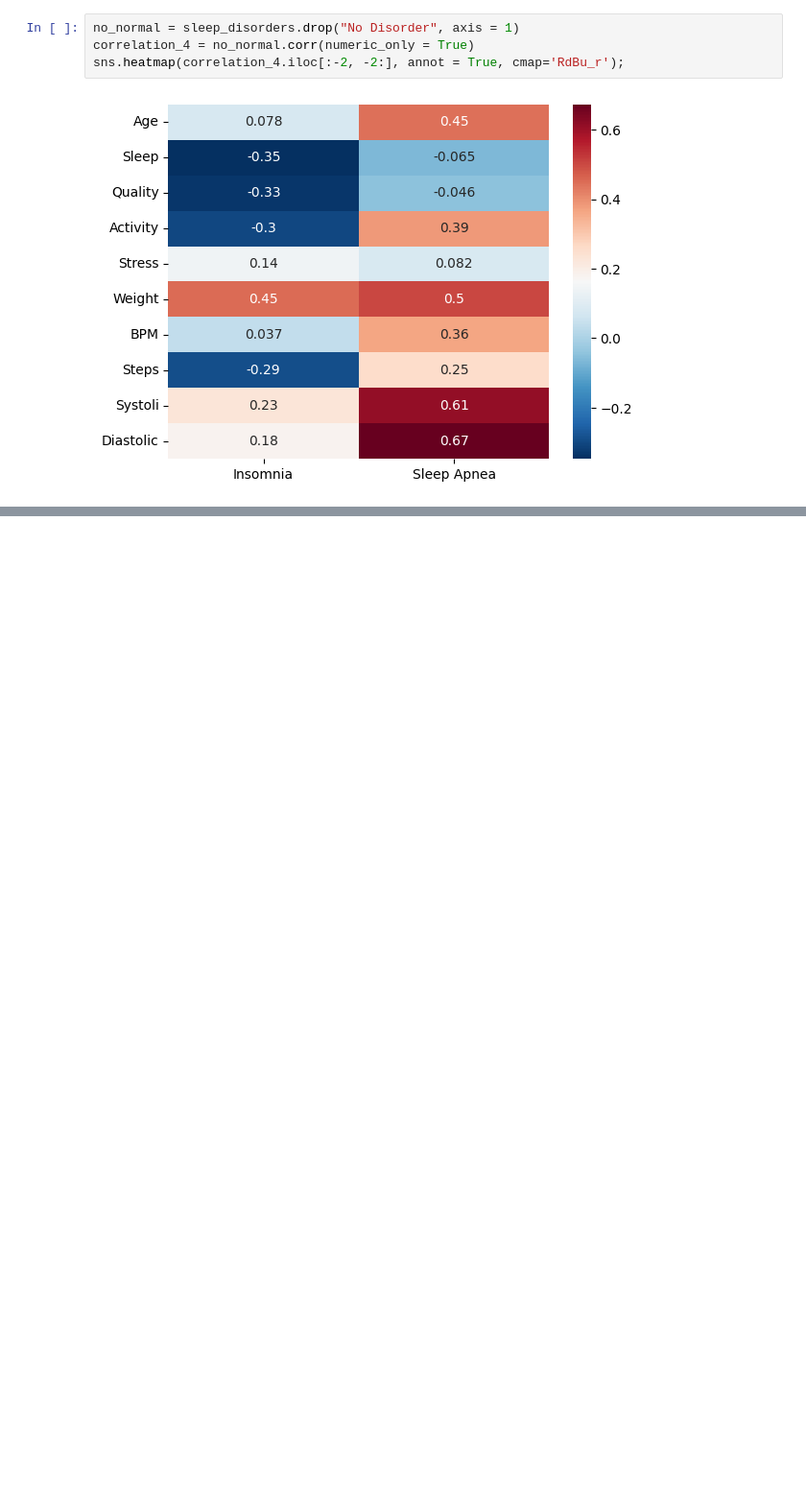
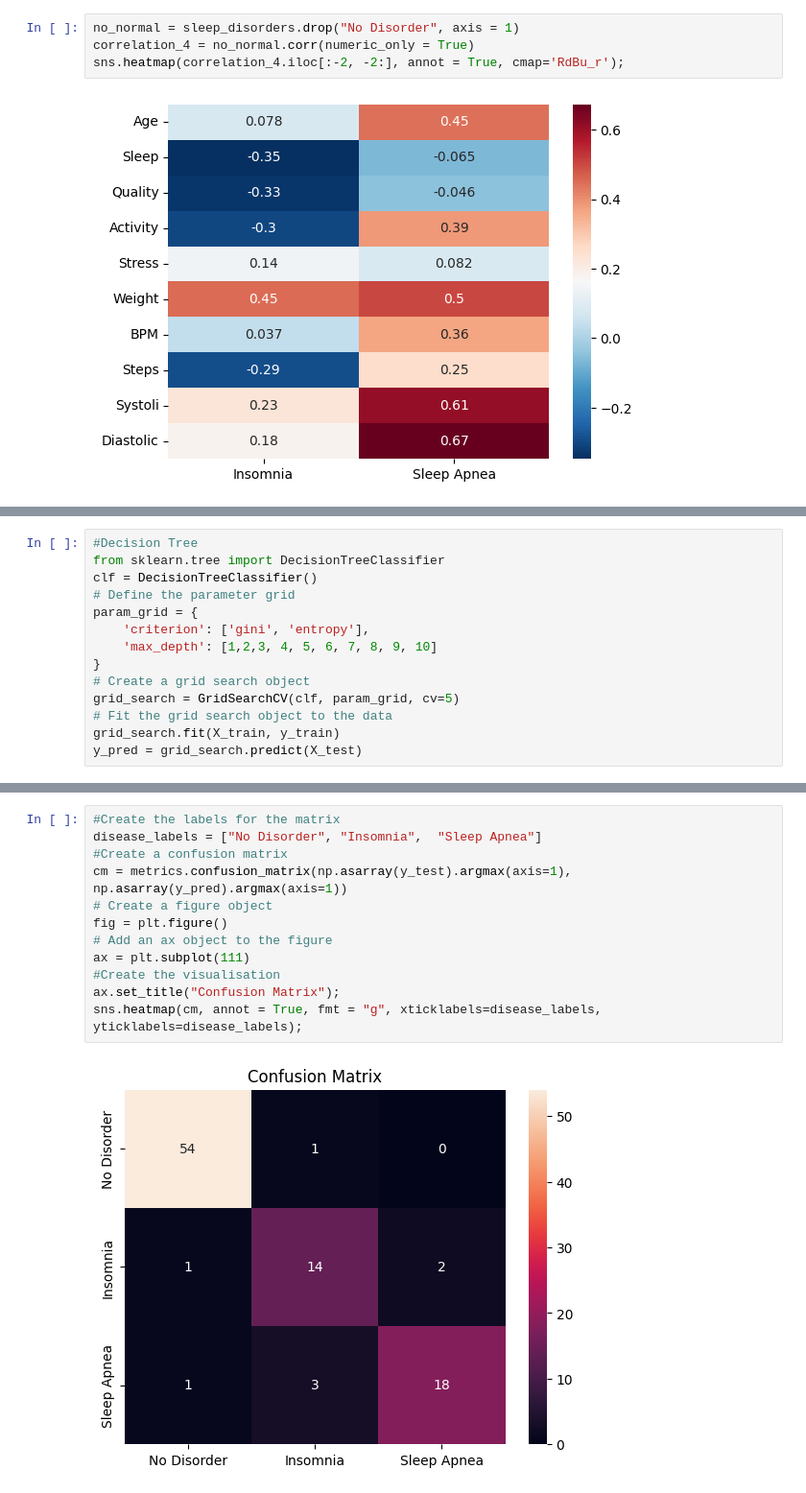
Before and after one commit to ArthurVerza/StrategicThinking.CA2, a Jupyter notebook: ArthurVerza_SrategicThinking_CA2.ipynb, the cells around one changed output, grey strips where cells are left out. Shown at 96% size. Drawn from its saved outputs; the diff is of its cells as text; blank space fills up the shorter version.

```diff
--- a/ArthurVerza_SrategicThinking_CA2.ipynb
+++ b/ArthurVerza_SrategicThinking_CA2.ipynb
@@ -323,0 +348,14 @@ pip install --upgrade pandas
+# %%
+#Decision Tree
+from sklearn.tree import DecisionTreeClassifier
+clf = DecisionTreeClassifier()
+# Define the parameter grid
+param_grid = {
+    'criterion': ['gini', 'entropy'],
+    'max_depth': [1,2,3, 4, 5, 6, 7, 8, 9, 10]
+}
+# Create a grid search object
+grid_search = GridSearchCV(clf, param_grid, cv=5)
+# Fit the grid search object to the data
+grid_search.fit(X_train, y_train)
+y_pred = grid_search.predict(X_test)
@@ -323,0 +381,14 @@ pip install --upgrade pandas
+# %%
+#Create the labels for the matrix
+disease_labels = ["No Disorder", "Insomnia",  "Sleep Apnea"]
+#Create a confusion matrix
+cm = metrics.confusion_matrix(np.asarray(y_test).argmax(axis=1), np.asarray(y_pred).argmax(axis=1))
+# Create a figure object
+fig = plt.figure()
+# Add an ax object to the figure
+ax = plt.subplot(111)
+#Create the visualisation
+ax.set_title("Confusion Matrix");
+sns.heatmap(cm, annot = True, fmt = "g", xticklabels=disease_labels, yticklabels=disease_labels);
+# %% [output]
+[figure, added]
```
Also changed, not shown: parts of 31 cells of this notebook.
